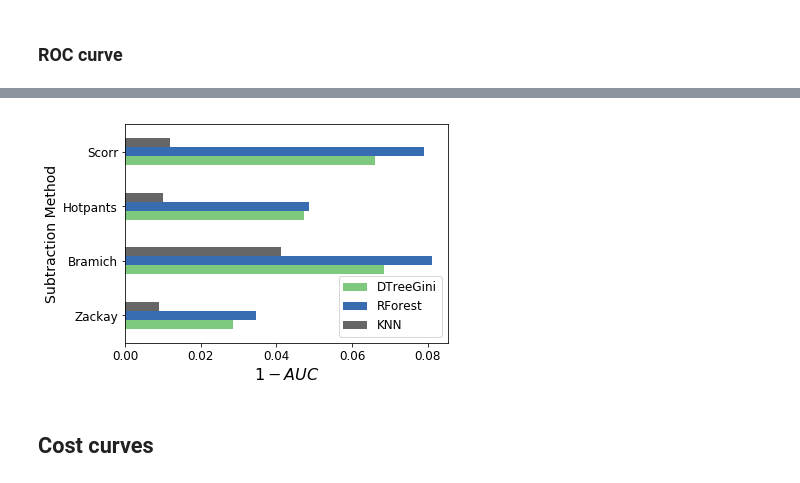
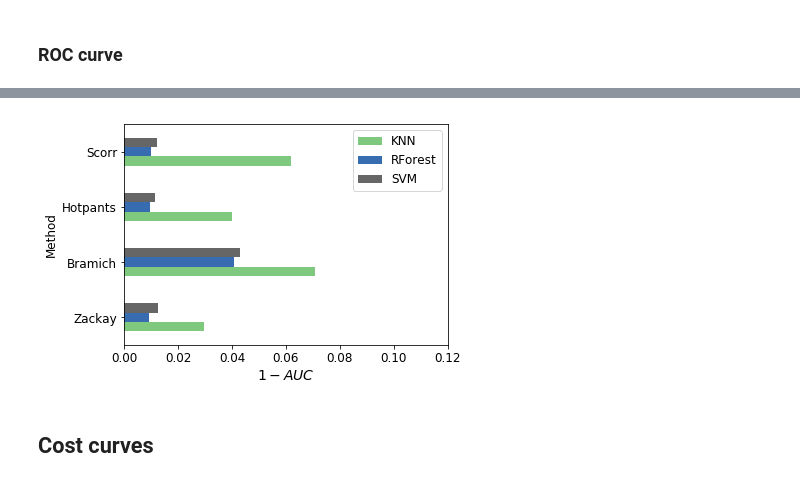
Before and after one commit to BrunoSanchez/O2RBMLearning, a Jupyter notebook: RealBogus_three.ipynb, the cells around one changed output, grey strips where cells are left out. Saved outputs shown, nothing was run; the diff lists cells and outputs as text; code cells hidden in the pictures.

```diff
--- a/RealBogus_three.ipynb
+++ b/RealBogus_three.ipynb
@@ -957,0 +1121,5 @@ joblib.dump(feats, os.path.join(os.path.join(model_path, 'sps_feats_importance.p
+# %%
+dB = dB[filter_ois]
+dZ = dZ[filter_zps]
+dH = dH[filter_hot]
+dS = dS[filter_sps]
@@ -1244,25 +1478,27 @@ zky = ['Zackay']
 bch = ['Bramich']
 hot = ['Hotpants']
 sps = ['Scorr']
+mth = ['Method']
 
 sub_methods = [zky, bch, hot, sps]
 
 colors = ['blue', 'red', 'darkgreen', 'magenta']
 
 ml_methods = {'RForest'   : [rslts_zps_rforest, rslts_ois_rforest, rslts_hot_rforest, rslts_sps_rforest],
-              'DTree': [rslts_zps_dtree_gini, rslts_ois_dtree_gini, rslts_hot_dtree_gini, rslts_sps_dtree_gini],
-              'C45'       : [rslts_zps_c45, rslts_ois_c45, rslts_hot_c45, rslts_sps_c45],
+              #'DTree': [rslts_zps_dtree_gini, rslts_ois_dtree_gini, rslts_hot_dtree_gini, rslts_sps_dtree_gini],
+              #'C45'       : [rslts_zps_c45, rslts_ois_c45, rslts_hot_c45, rslts_sps_c45],
               'SVM'       : [rslts_zps_svc, rslts_ois_svc, rslts_hot_svc, rslts_sps_svc],
               'KNN'       : [rslts_knn_zps_uniform, rslts_knn_ois_uniform, rslts_knn_hot_uniform, rslts_knn_sps_uniform]}#,
               #'SVMRBF'    : [rslts_zps_rbfsvc, rslts_ois_rbfsvc, rslts_hot_rbfsvc]}
 
-del ml_methods['SVM']
-del ml_methods['C45']
+#del ml_methods['SVM']
+#del ml_methods['C45']
 
 ls = ['-', '.-', '--', '-.', ':', '.']
 j = 0
 plt.figure(figsize=(10, 10))
 for k, v in ml_methods.iteritems():
+    mth.append(k)
     for i in range(4):
         sub_method = v[i]
         sub_meth_col = sub_methods[i]
@@ -1279,9 +1515,9 @@ for k, v in ml_methods.iteritems():
 plt.xlabel('False Positive Rate', fontsize=16)
 plt.ylabel('True Positive Rate', fontsize=16)
 plt.legend(loc='lower right', fontsize=16)
-plt.title('Receiver Operating Characteristic Curve', fontsize=16)
+plt.title('Real Data', fontsize=16)
 
 plt.xlim([-0.01, 0.50])
 plt.ylim([0.5, 1.005])
-plt.savefig('roc_without_pca.png')
+plt.savefig('roc_without_pca.svg')
 # %% [output]
@@ -1519,2 +1791,2 @@ plt.savefig('cohen_without_pca.png')
 # %%
-aucs = pd.DataFrame([zky, bch, hot, sps], columns=['SubMethod','DTreeGini', 'RForest', 'KNN'], )
+aucs = pd.DataFrame([zky, bch, hot, sps], columns=mth)#['SubMethod', 'RForest', 'KNN', 'SVM'], )
@@ -1521,5 +1800,5 @@ aucs = pd.DataFrame([zky, bch, hot, sps], columns=['SubMethod','DTreeGini', 'RFo
 # %%
-AUCTable = aucs.set_index(['SubMethod'])
+AUCTable = aucs.set_index(['Method'])
 # %%
 AUCTable
 # %% [output]
@@ -1532,13 +1825,15 @@ AUCTable
 # %%
 (1-AUCTable).plot.barh(log=False, cmap='Accent')
-plt.xlabel(r'$1-AUC$', fontsize=16)
-plt.ylabel('Subtraction Method', fontsize=14)
+plt.xlabel(r'$1-AUC$', fontsize=14)
+#plt.ylabel('Subtraction Method', fontsize=14)
 plt.tight_layout()
-#plt.xlim(0, 0.3)
+plt.xlim(0, 0.12)
 plt.legend(loc='best', fontsize=12)
-plt.savefig('./plots/complementary_AUC2.png', dpi=600)
+#fig = plt.gcf()
+#fig.set_size_inches(5, 2)
+plt.savefig('./plots/complementary_AUC2.svg', dpi=720)
 # %% [output]
-[figure, old version]
+[figure, new version]
 # %% [markdown]
 ## Cost curves
 # %%
```
Also changed, not shown: parts of 89 cells of this notebook, 31 other files.
